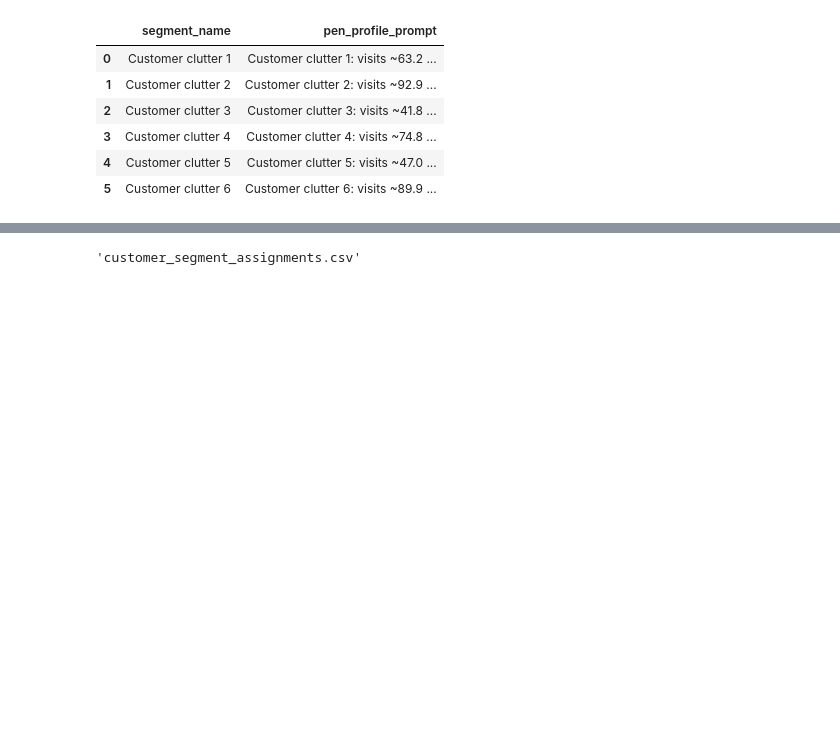
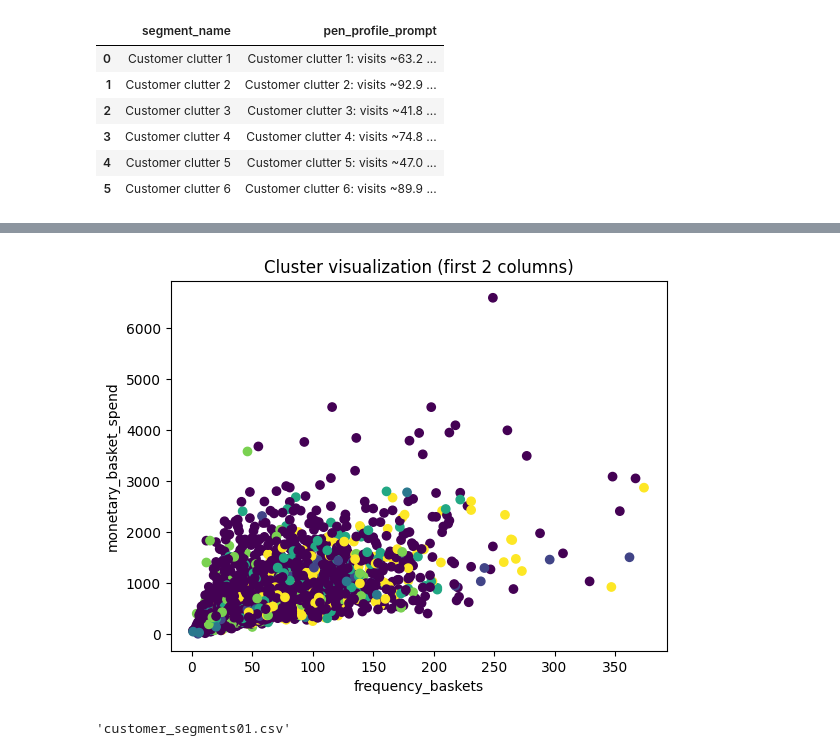
Before and after one commit to shreyuu/UoN-Business-Analytics, a Jupyter notebook: Analytics-Specializations-and-Applications/coursework-1/main.ipynb, the cells around one changed output, grey strips where cells are left out. Cells and saved outputs as stored; diff of their text form; code cells hidden in the pictures; blank space fills up the shorter version.

```diff
--- a/Analytics-Specializations-and-Applications/coursework-1/main.ipynb
+++ b/Analytics-Specializations-and-Applications/coursework-1/main.ipynb
@@ -301,17 +297,26 @@ X_scaled shape: (3000, 30)
 from sklearn.cluster import KMeans
 from sklearn.metrics import silhouette_score
 
-ks = [5, 6, 7]
+ks = [5,6,7]
+
 inertias = []
 silhouettes = []
 
 for k in ks:
+
     km = KMeans(n_clusters=k, random_state=42, n_init=10)
+
     labels = km.fit_predict(X_scaled)
-    inertias.append(km.inertia_)        # Inertia (within-cluster sum of squares)
-    silhouettes.append(silhouette_score(X_scaled, labels))      # Silhouette score (higher is better)
 
-results = pd.DataFrame({"k": ks, "inertia": inertias, "silhouette": silhouettes})
+    inertias.append(km.inertia_)
+    silhouettes.append(silhouette_score(X_scaled, labels))
+
+results = pd.DataFrame({
+    "k": ks,
+    "inertia": inertias,
+    "silhouette": silhouettes
+})
+
 results
 # %% [output]
 |  | k | inertia | silhouette |
@@ -342,7 +347,7 @@ plt.show()
 # %% [output]
 [figure]
 # %%
-best_idx = results["silhouette"].to_numpy().argmax()
-best_k = results["k"].to_numpy(dtype=np.int64)[best_idx].item()
-print(f'best k among is {best_k}')
+best_k = results.loc[results["silhouette"].idxmax(), "k"]
+
+print("Best K:", best_k)
 # %% [output]
@@ -542,9 +549,23 @@ seg_ranking
 | 0 | Customer clutter 1 | 2237 | 63.171211 | 776.467452 | 8.213679 | 15.400942 | ... |
 | 4 | Customer clutter 5 | 191 | 47.047120 | 600.668953 | 10.717277 | 16.673164 | ... |
 | 2 | Customer clutter 3 | 52 | 41.807692 | 477.855962 | 19.134615 | 13.880523 | ... |
-# %%
-output_path = "customer_segment_assignments.csv"
-seg.sort_values("customer_number").to_csv(output_path, index=False)
-output_path
-# %% [output]
-'customer_segment_assignments.csv'
+# %%
+import matplotlib.pyplot as plt
+
+labels = final_km.labels_
+
+plt.scatter(X.iloc[:, 0], X.iloc[:, 1], c=labels, cmap="viridis")
+plt.xlabel(X.columns[0])
+plt.ylabel(X.columns[1])
+plt.title("Cluster visualization (first 2 columns)")
+plt.show()
+# %% [output]
+[figure, added]
+# %%
+output_path = "customer_segments01.csv"
+
+seg.sort_values("customer_number").to_csv(output_path, index=False)
+
+output_path
+# %% [output]
+'customer_segments01.csv'
```
Also changed, not shown: parts of 7 cells of this notebook, 2 other files.
